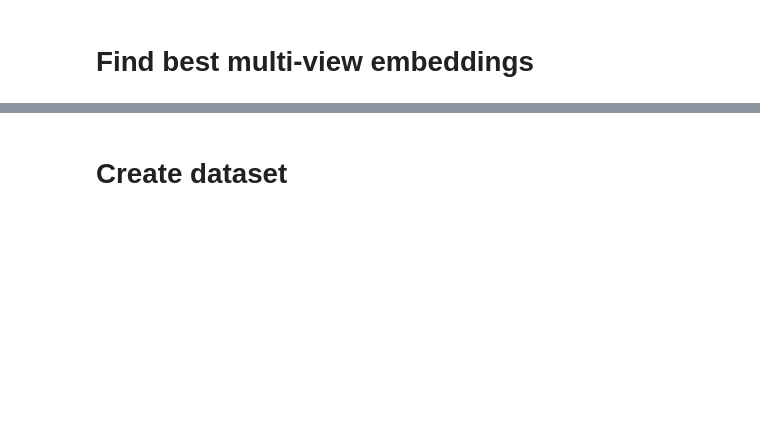
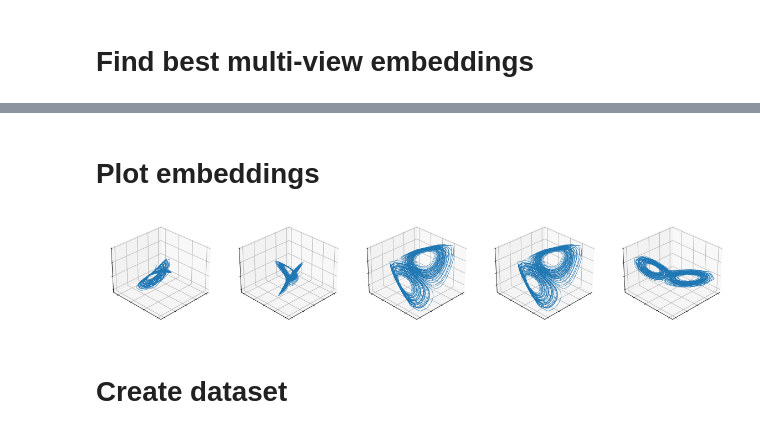
Before and after one commit to agosztolai/MARBLE, a Jupyter notebook: examples/multi_view_embeddings.ipynb, the cells around one changed output, grey strips where cells are left out. Drawn from its saved outputs; the diff is of its cells as text; code cells hidden in the pictures; blank space fills up the shorter version.

```diff
--- a/examples/multi_view_embeddings.ipynb
+++ b/examples/multi_view_embeddings.ipynb
@@ -89,5 +89,30 @@ all_embeddings = np.stack([embedding[:,v-1] for v in views], axis=2)
 Deprecated in NumPy 1.20; for more details and guidance: https://numpy.org/devdocs/release/1.20.0-notes.html#deprecations
   views = np.array(views, dtype=np.int)
+# %% [markdown]
+# Plot embeddings
+# %%
+n_emb = 5
+N=50
+
+fig = plt.figure(figsize=(20,10))
+for j in range(n_emb):
+    ax = fig.add_subplot(1, n_emb, j+1, projection='3d')
+    ax.view_init(elev=30, azim=45)
+    X_emb = all_embeddings[...,j]
+
+    ind, lamb = geometry.furthest_point_sampling(X_emb, N)
+
+    ax = plotting.trajectories(X_emb, ax=ax, style='->', lw=0.5, arrowhead=.05, axis=False)
+
+    ind = np.array(list(set(ind)))
+    _, nn = example_utils.find_nn(ind, X_emb, nn=2)
+
+    for i, nn_ in enumerate(nn):
+        ax = example_utils.circle(ax, .1, X_emb[[ind[i]] + list(nn_)])
+
+plt.savefig('../results/Takens_views.svg')
+# %% [output]
+[figure, added]
 # %% [markdown]
 # Create dataset
 # %%
```
Also changed, not shown: parts of 7 cells of this notebook, 11 other files.
